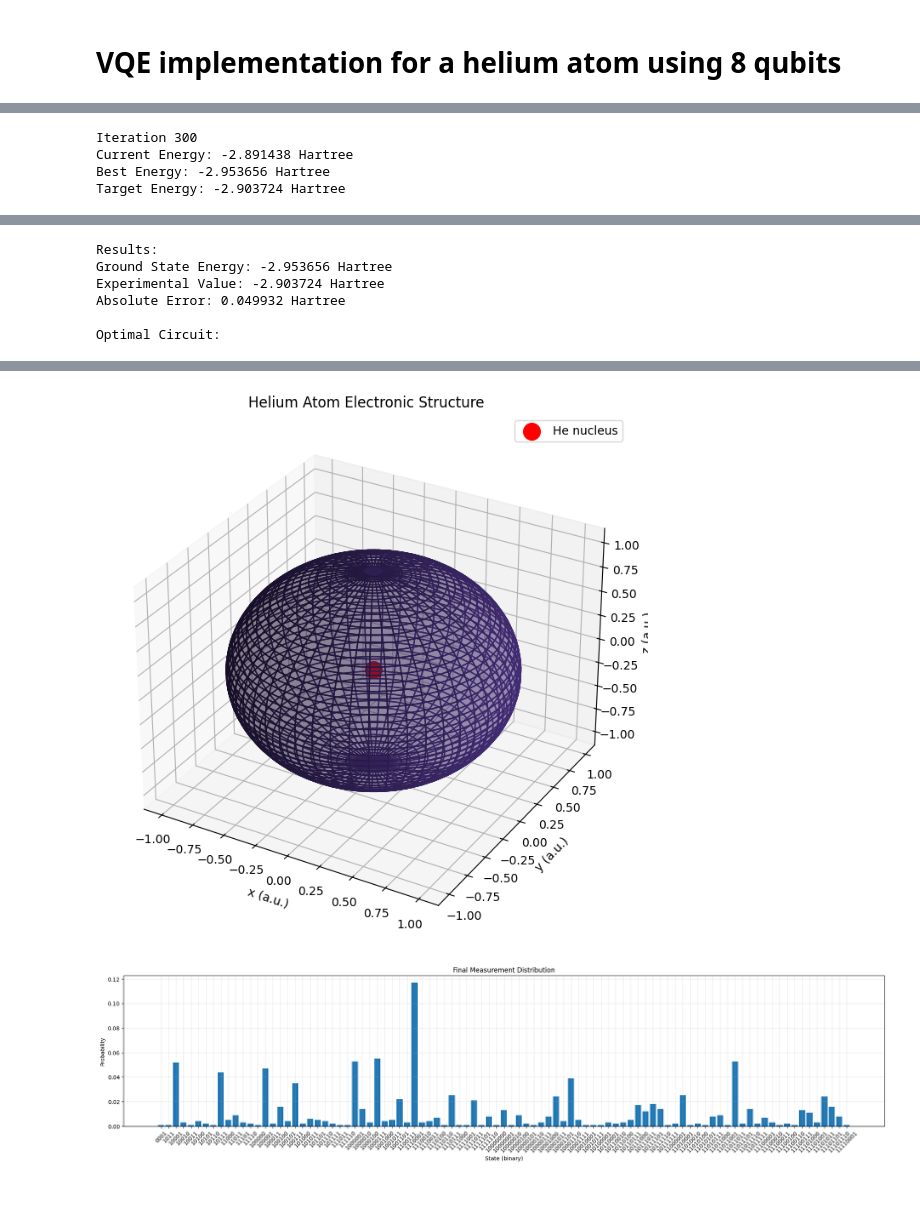
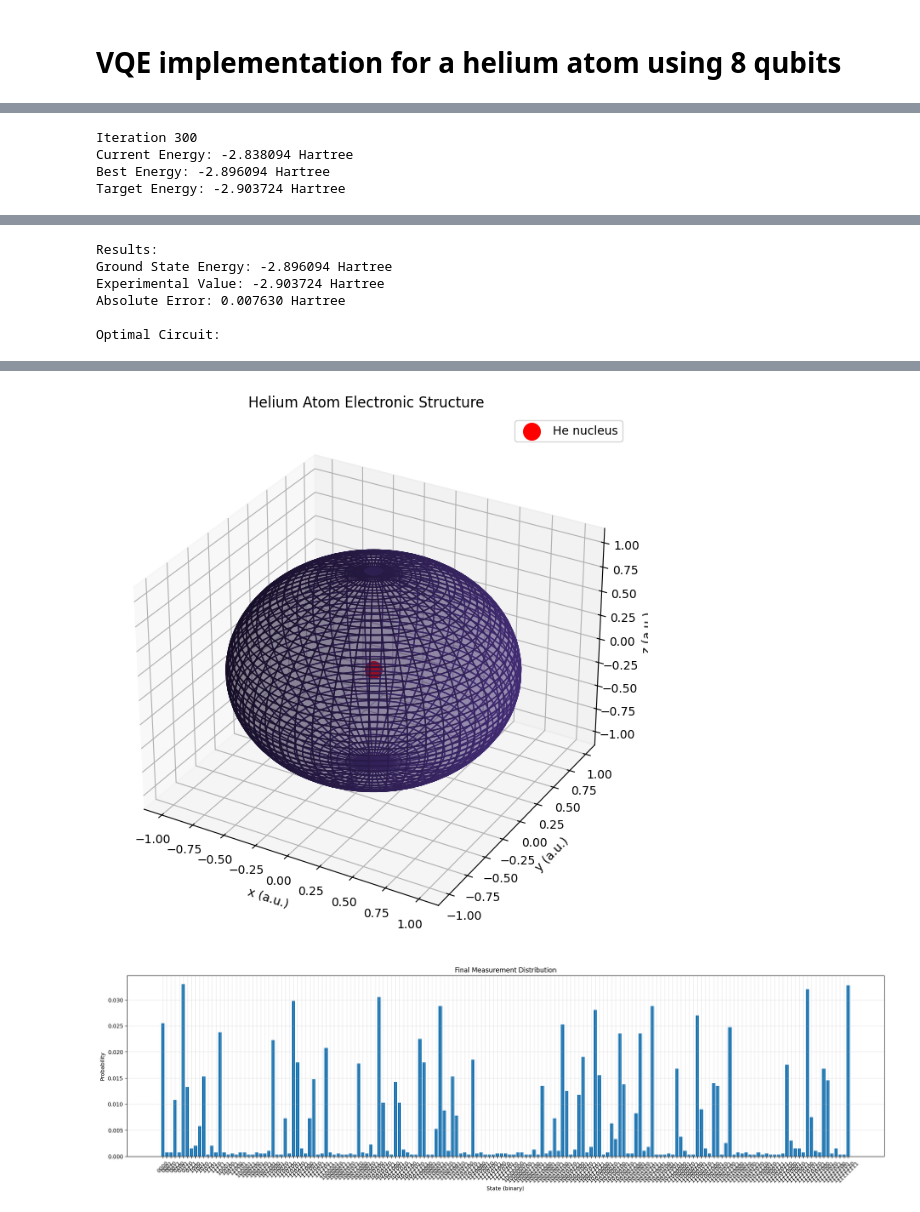
Before and after one commit to Aster-99s/Quantum-Notebooks, a Jupyter notebook: Helium-VQE.ipynb, the cells around one changed output, grey strips where cells are left out. Drawn from its saved outputs; the diff is of its cells as text; code cells hidden in the pictures.

```diff
--- a/Helium-VQE.ipynb
+++ b/Helium-VQE.ipynb
@@ -282,4 +183,6 @@ def get_expectation(params, hamiltonian, n_qubits, sampler=None, shots=4000):
             pauli_exp += prob * parity
         expectation += coeff * pauli_exp
 
-    return expectation
+    quasi_dists = results[0]
+
+    return expectation , quasi_dists
@@ -301,8 +379,8 @@ def main():
 
     # Define objective function
     def objective(params):
-        energy = get_expectation(params, hamiltonian, n_qubits, sampler)
-        visualizer.callback(params, energy)
+        energy,quasi_dists = get_expectation(params, hamiltonian, n_qubits, sampler)
+        visualizer.callback(params, energy, quasi_dists)
         return energy
 
     # Run optimization
@@ -322,16 +400,15 @@ def main():
     display(circuit_drawer(optimal_circuit, output='mpl'))
 
     # Generate and display electronic structure and measurement visualizations
-    electronic_fig, quasi_dists = VQEVisualizer.visualize_electronic_structure(result.x, n_qubits, sampler)
+    electronic_fig = VQEVisualizer.visualize_electronic_structure()
     plt.show()
 
-    measurement_fig = VQEVisualizer.visualize_measurements(quasi_dists)
+    measurement_dist = visualizer.visualize_measurements()
     plt.show()
-
 if __name__ == "__main__":
     main()
 # %% [output]
 Iteration 300
-Current Energy: -2.891438 Hartree
-Best Energy: -2.953656 Hartree
+Current Energy: -2.838094 Hartree
+Best Energy: -2.896094 Hartree
 Target Energy: -2.903724 Hartree
@@ -339,6 +416,6 @@ Target Energy: -2.903724 Hartree
 Results:
-Ground State Energy: -2.953656 Hartree
+Ground State Energy: -2.896094 Hartree
 Experimental Value: -2.903724 Hartree
-Absolute Error: 0.049932 Hartree
+Absolute Error: 0.007630 Hartree
 
 Optimal Circuit:
@@ -346,2 +423,2 @@ Optimal Circuit:
 [figure]
-[figure, old version]
+[figure, new version]
```
Also changed, not shown: parts of 19 cells of this notebook.
